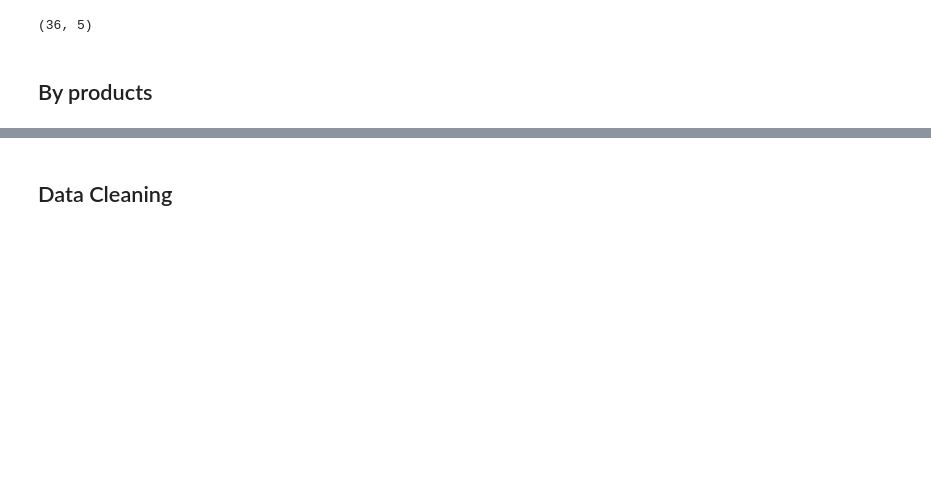
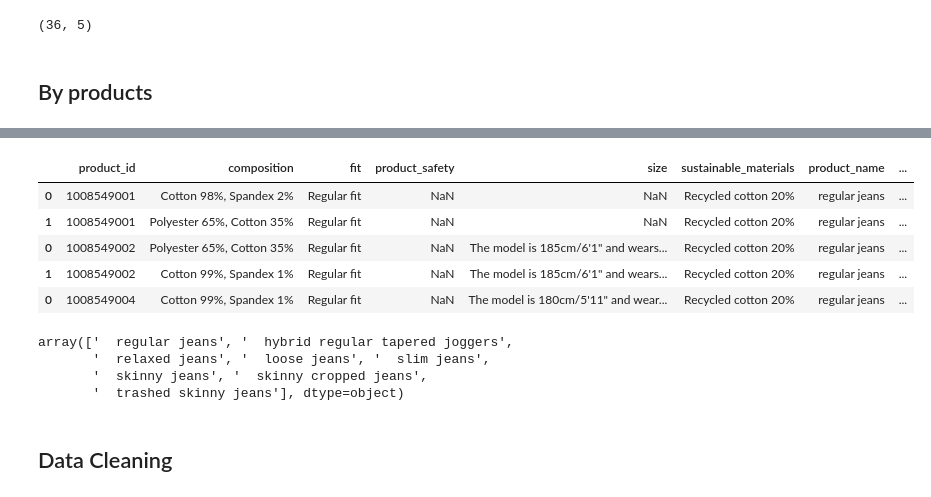
Before and after one commit to marxcerqueira/python-ds-ao-dev, a Jupyter notebook: DS_ao_Dev_ETL.ipynb, the cells around one changed output, grey strips where cells are left out. Drawn from its saved outputs; the diff is of its cells as text; code cells hidden in the pictures; blank space fills up the shorter version.

```diff
--- a/DS_ao_Dev_ETL.ipynb
+++ b/DS_ao_Dev_ETL.ipynb
@@ -248,3 +352,19 @@ data_raw = pd.merge( data, df_details[['style_id','color_name','Fit','Compositio
+# %%
+df_data.head()
+# %% [output]
+|  | product_id | composition | fit | product_safety | size | sustainable_materials | product_name | ... |
+| 0 | 1008549001 | Cotton 98%, Spandex 2% | Regular fit | NaN | NaN | Recycled cotton 20% | regular jeans | ... |
+| 1 | 1008549001 | Polyester 65%, Cotton 35% | Regular fit | NaN | NaN | Recycled cotton 20% | regular jeans | ... |
+| 0 | 1008549002 | Polyester 65%, Cotton 35% | Regular fit | NaN | The model is 185cm/6'1" and wears... | Recycled cotton 20% | regular jeans | ... |
+| 1 | 1008549002 | Cotton 99%, Spandex 1% | Regular fit | NaN | The model is 185cm/6'1" and wears... | Recycled cotton 20% | regular jeans | ... |
+| 0 | 1008549004 | Cotton 99%, Spandex 1% | Regular fit | NaN | The model is 180cm/5'11" and wear... | Recycled cotton 20% | regular jeans | ... |
+# %%
+df_data['product_name'].unique()
+# %% [output]
+array(['  regular jeans', '  hybrid regular tapered joggers',
+       '  relaxed jeans', '  loose jeans', '  slim jeans',
+       '  skinny jeans', '  skinny cropped jeans',
+       '  trashed skinny jeans'], dtype=object)
 # %% [markdown]
 ## Data Cleaning
 # %%
```
Also changed, not shown: parts of 14 cells of this notebook, 2 other files.
